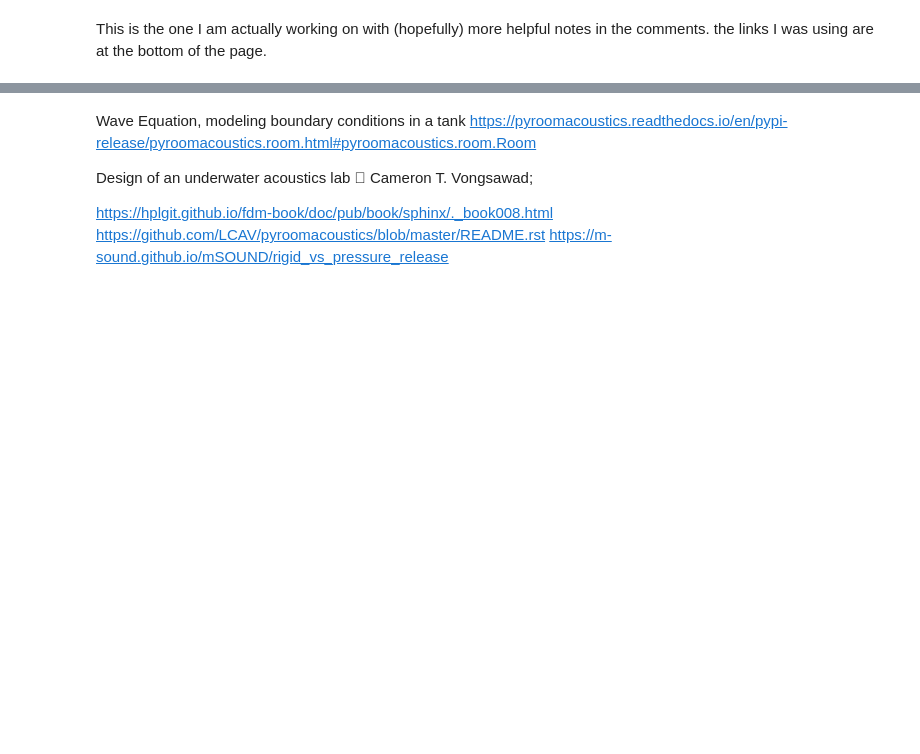
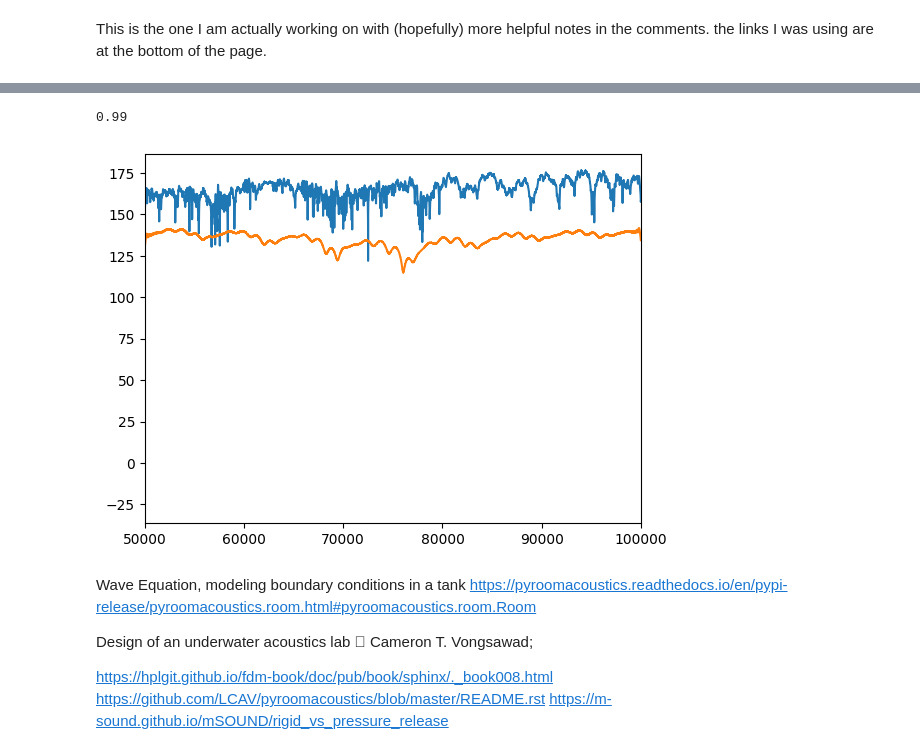
Before and after one commit to erasmussen4/530, a Jupyter notebook: 530FinalProject.ipynb, the cells around one changed output, grey strips where cells are left out. Drawn from its saved outputs; the diff is of its cells as text; code cells hidden in the pictures; blank space fills up the shorter version.

```diff
--- a/530FinalProject.ipynb
+++ b/530FinalProject.ipynb
@@ -80,3 +115,30 @@ AttributeError: 'Axes3D' object has no property 'auto_add_to_figure'
+# %%
+## Comparisons with real data
+# This should load in an acoustic spectrum from some data I recorded last summer for research.
+# I copied the file it loads in into the repo so it should run on your computer too.
+# For these measurements, the src is at 0.6,2.2,0.5 (x,y,z)
+# and the recs are at the same x and z, and y's ranging from 1.85-0.55. The range or distance from the src
+# is loaded in as the range variable below.
+import h5py
+
+meas_ID = 28 # range=1m
+# meas_ID = 0
+with h5py.File('scan_2023_06_29b.hdf5', 'r') as file:
+    spectra = file['data'][meas_ID]
+    meas_freq_array = file['freq'][:]
+    range = file['range'][meas_ID]
+print(range)
+
+P_REF = 1e-6
+spec_dB = 20*np.log10(np.abs(spectra/P_REF))
+plt.figure()
+plt.plot(meas_freq_array,spec_dB[1,:])
+plt.plot(freq,sim_spec)
+plt.xlim([50000,100000])
+plt.show()
+# %% [output]
+0.99
+[figure, added]
 # %% [markdown]
 Wave Equation, modeling boundary conditions in a tank
 https://pyroomacoustics.readthedocs.io/en/pypi-release/pyroomacoustics.room.html#pyroomacoustics.room.Room
```
Also changed, not shown: parts of 4 cells of this notebook.
